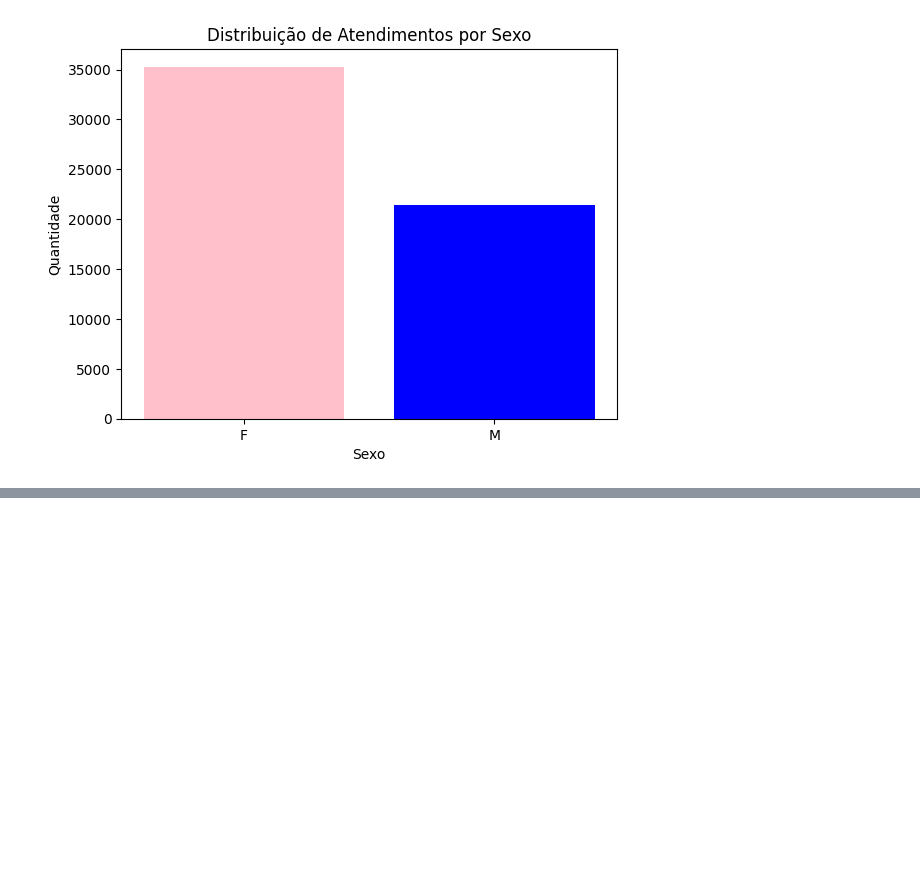
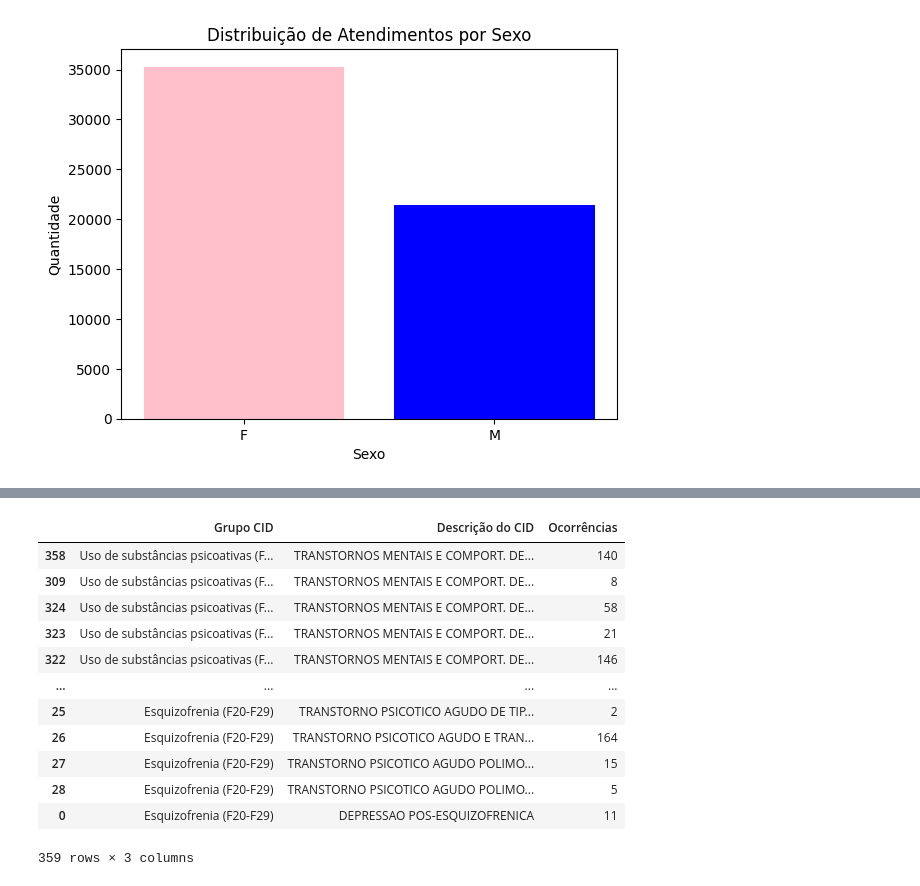
Before and after one commit to GustavoEmanuel901/Analise-dados-de-sa-de-mental-curitiba, a Jupyter notebook: Analise_dos_dados_Curitiba_Saúde_mental.ipynb, the cells around one changed output, grey strips where cells are left out. Saved outputs shown, nothing was run; the diff lists cells and outputs as text; code cells hidden in the pictures; blank space fills up the shorter version.

```diff
--- a/Analise_dos_dados_Curitiba_Saúde_mental.ipynb
+++ b/Analise_dos_dados_Curitiba_Saúde_mental.ipynb
@@ -307,0 +328,28 @@ plt.show()
+# %%
+def categorizar_cid(cid):
+    if pd.isna(cid):  # Verificar valores nulos
+        return 'CID Indefinido'
+    if cid.startswith('F0'):
+        return 'Transtornos mentais orgânicos (F00-F09)'
+    elif cid.startswith('F1'):
+        return 'Uso de substâncias psicoativas (F10-F19)'
+    elif cid.startswith('F2'):
+        return 'Esquizofrenia (F20-F29)'
+    elif cid.startswith('F3') :
+        return 'Transtornos do humor (F30-F39)'
+    elif cid.startswith('F4') :
+        return 'Transtornos neuróticos (F40-F48)'
+    elif cid.startswith('F5') :
+        return 'Síndromes comportamentais (F50-F59)'
+    elif cid.startswith('F6') :
+        return 'Transtornos de personalidade (F60-F69)'
+    elif cid.startswith('F7') :
+        return 'Retardo mental (F70-F79)'
+    elif cid.startswith('F8') :
+        return 'Transtornos do desenvolvimento psicológico (F80-F89)'
+    elif cid.startswith('F9') :
+        return 'Transtornos emocionais (F90-F98)'
+    elif cid == 'F99':
+        return 'Transtorno mental não especificado (F99)'
+    else:
+        return 'Outros CID'
@@ -307,0 +401,18 @@ plt.show()
+# %%
+cid_ocorrencias = filtro_codigo_do_transtornos_mentais.groupby(['Grupo CID', 'Descrição do CID']).size().reset_index(name='Ocorrências').sort_values(by='Grupo CID', ascending=False)
+
+cid_ocorrencias
+# %% [output]
+|  | Grupo CID | Descrição do CID | Ocorrências |
+| 358 | Uso de substâncias psicoativas (F... | TRANSTORNOS MENTAIS E COMPORT. DE... | 140 |
+| 309 | Uso de substâncias psicoativas (F... | TRANSTORNOS MENTAIS E COMPORT. DE... | 8 |
+| 324 | Uso de substâncias psicoativas (F... | TRANSTORNOS MENTAIS E COMPORT. DE... | 58 |
+| 323 | Uso de substâncias psicoativas (F... | TRANSTORNOS MENTAIS E COMPORT. DE... | 21 |
+| 322 | Uso de substâncias psicoativas (F... | TRANSTORNOS MENTAIS E COMPORT. DE... | 146 |
+| ... | ... | ... | ... |
+| 25 | Esquizofrenia (F20-F29) | TRANSTORNO PSICOTICO AGUDO DE TIP... | 2 |
+| 26 | Esquizofrenia (F20-F29) | TRANSTORNO PSICOTICO AGUDO E TRAN... | 164 |
+| 27 | Esquizofrenia (F20-F29) | TRANSTORNO PSICOTICO AGUDO POLIMO... | 15 |
+| 28 | Esquizofrenia (F20-F29) | TRANSTORNO PSICOTICO AGUDO POLIMO... | 5 |
+| 0 | Esquizofrenia (F20-F29) | DEPRESSAO POS-ESQUIZOFRENICA | 11 |
+359 rows × 3 columns
```
Also changed, not shown: parts of 7 cells of this notebook.
